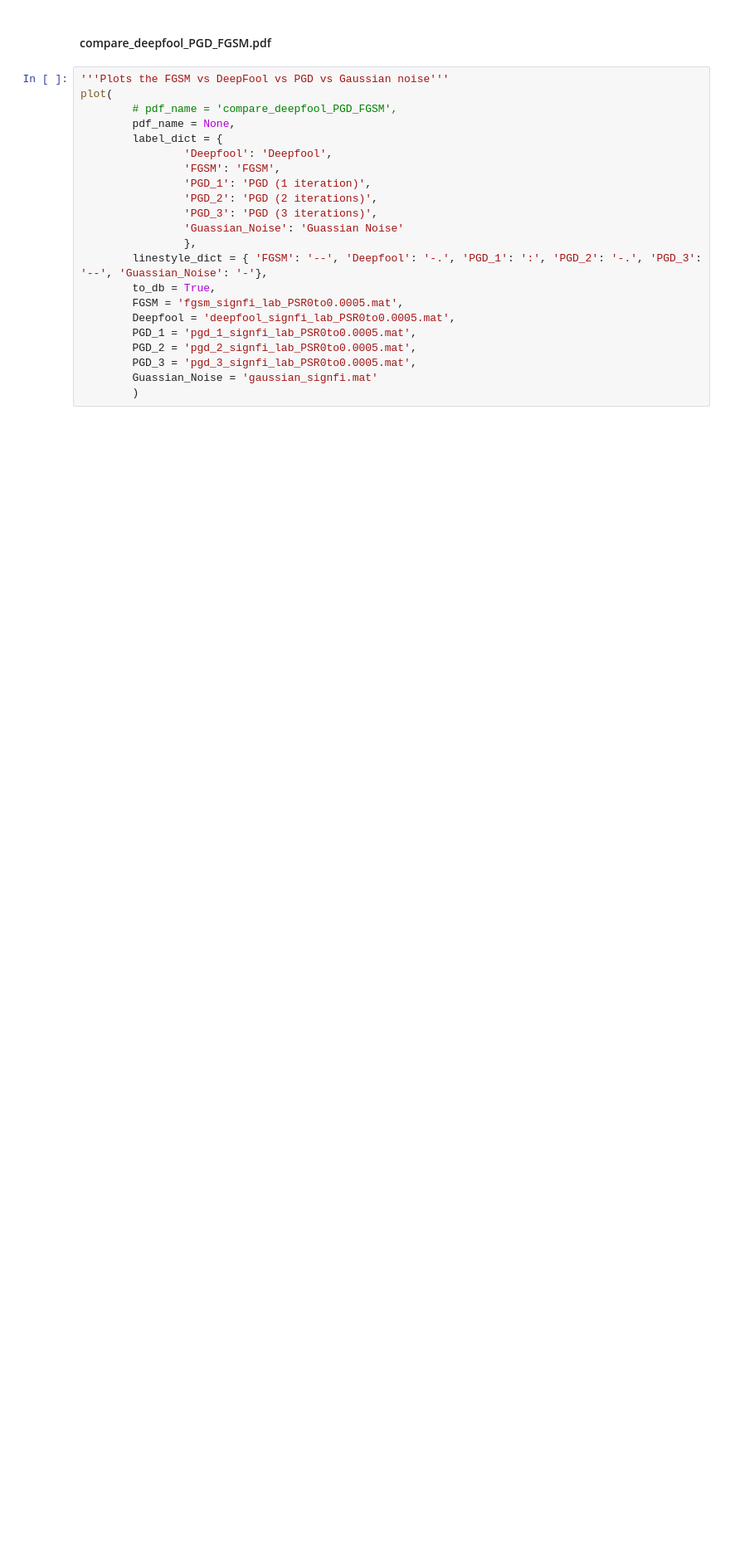
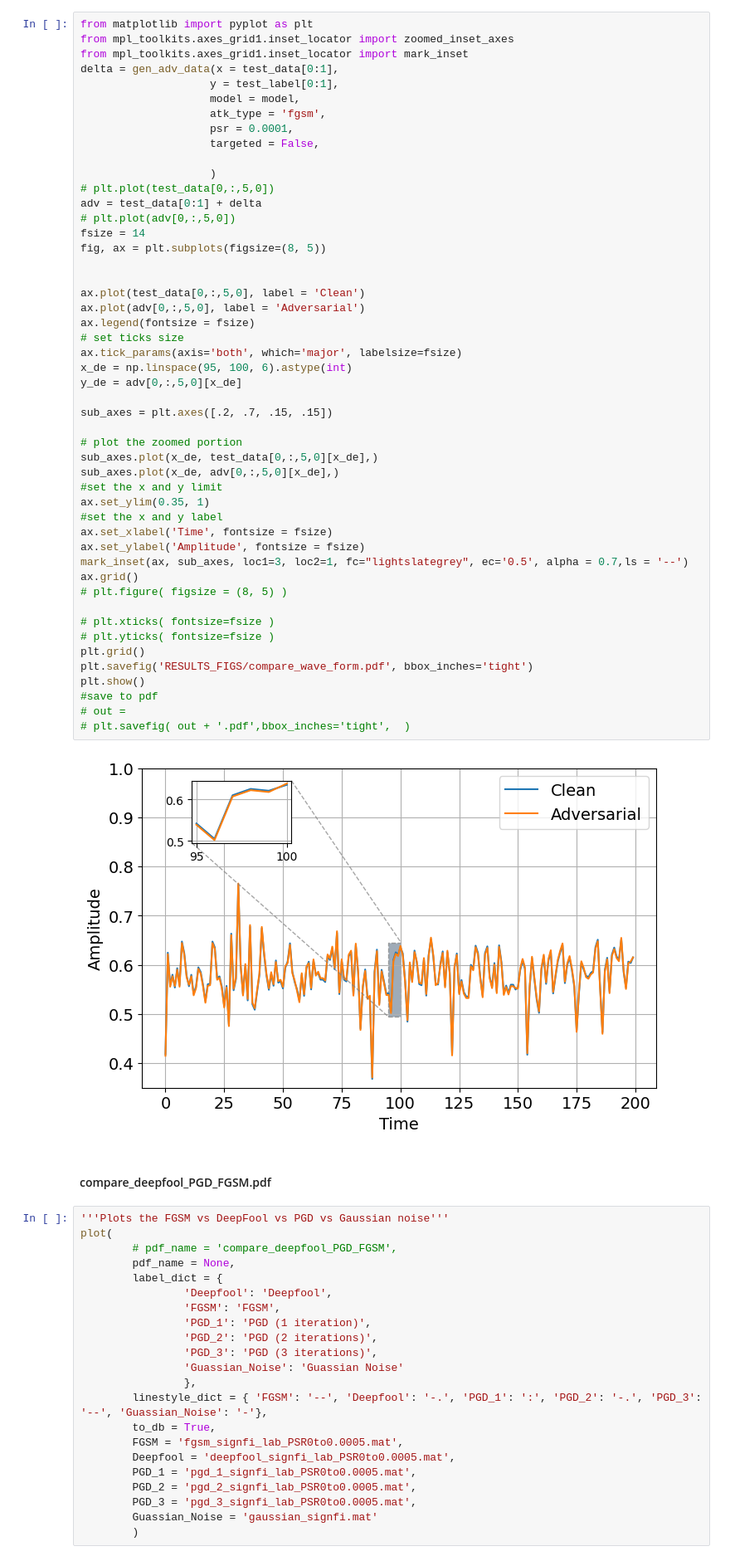
Before and after one commit to Guolin-Yin/Attack_WiFi_Sensing, a Jupyter notebook: Publication_Results_Plot_Attack.ipynb, the cells around one changed output. Shown at 83% size. Cells and saved outputs as stored; diff of their text form; blank space fills up the shorter version.

```diff
--- a/Publication_Results_Plot_Attack.ipynb
+++ b/Publication_Results_Plot_Attack.ipynb
@@ -7,3 +46,54 @@ from utils.Pub_plots import *
+# %%
+from matplotlib import pyplot as plt
+from mpl_toolkits.axes_grid1.inset_locator import zoomed_inset_axes
+from mpl_toolkits.axes_grid1.inset_locator import mark_inset
+delta = gen_adv_data(x = test_data[0:1],
+                    y = test_label[0:1],
+                    model = model,
+                    atk_type = 'fgsm',
+                    psr = 0.0001,
+                    targeted = False,
+
+                    )
+# plt.plot(test_data[0,:,5,0])
+adv = test_data[0:1] + delta
+# plt.plot(adv[0,:,5,0])
+fsize = 14
+fig, ax = plt.subplots(figsize=(8, 5))
+
+
+ax.plot(test_data[0,:,5,0], label = 'Clean')
+ax.plot(adv[0,:,5,0], label = 'Adversarial')
+ax.legend(fontsize = fsize)
+# set ticks size
+ax.tick_params(axis='both', which='major', labelsize=fsize)
+x_de = np.linspace(95, 100, 6).astype(int)
+y_de = adv[0,:,5,0][x_de]
+
+sub_axes = plt.axes([.2, .7, .15, .15])
+
+# plot the zoomed portion
+sub_axes.plot(x_de, test_data[0,:,5,0][x_de],)
+sub_axes.plot(x_de, adv[0,:,5,0][x_de],)
+#set the x and y limit
+ax.set_ylim(0.35, 1)
+#set the x and y label
+ax.set_xlabel('Time', fontsize = fsize)
+ax.set_ylabel('Amplitude', fontsize = fsize)
+mark_inset(ax, sub_axes, loc1=3, loc2=1, fc="lightslategrey", ec='0.5', alpha = 0.7,ls = '--')
+ax.grid()
+# plt.figure( figsize = (8, 5) )
+
+# plt.xticks( fontsize=fsize )
+# plt.yticks( fontsize=fsize )
+plt.grid()
+plt.savefig('RESULTS_FIGS/compare_wave_form.pdf', bbox_inches='tight')
+plt.show()
+#save to pdf
+# out =
+# plt.savefig( out + '.pdf',bbox_inches='tight',  )
+# %% [output]
+[figure, added]
 # %% [markdown]
 #### compare_deepfool_PGD_FGSM.pdf
 # %%
```
Also changed, not shown: parts of 5 cells of this notebook, 8 other files.
